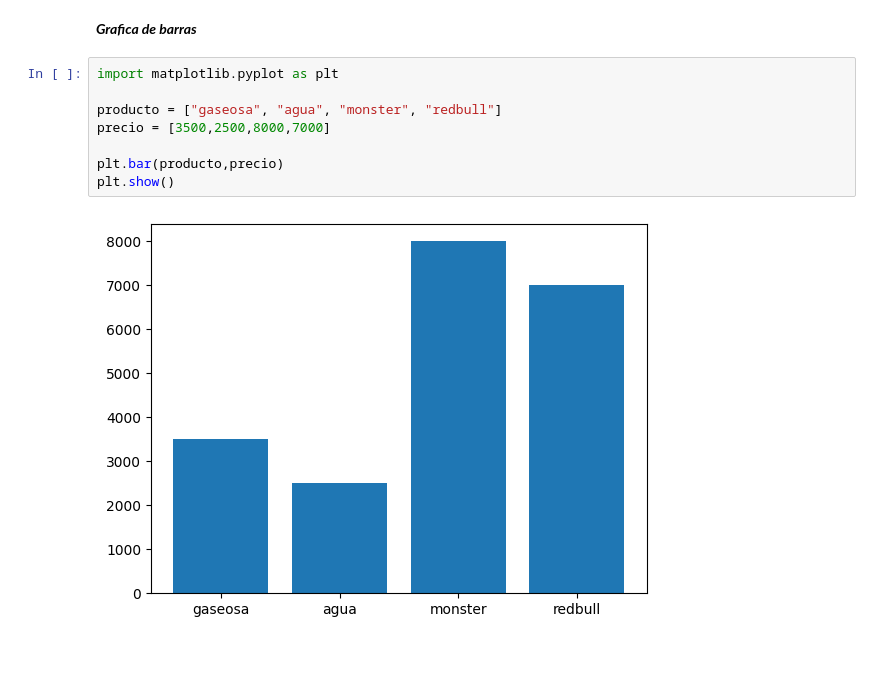
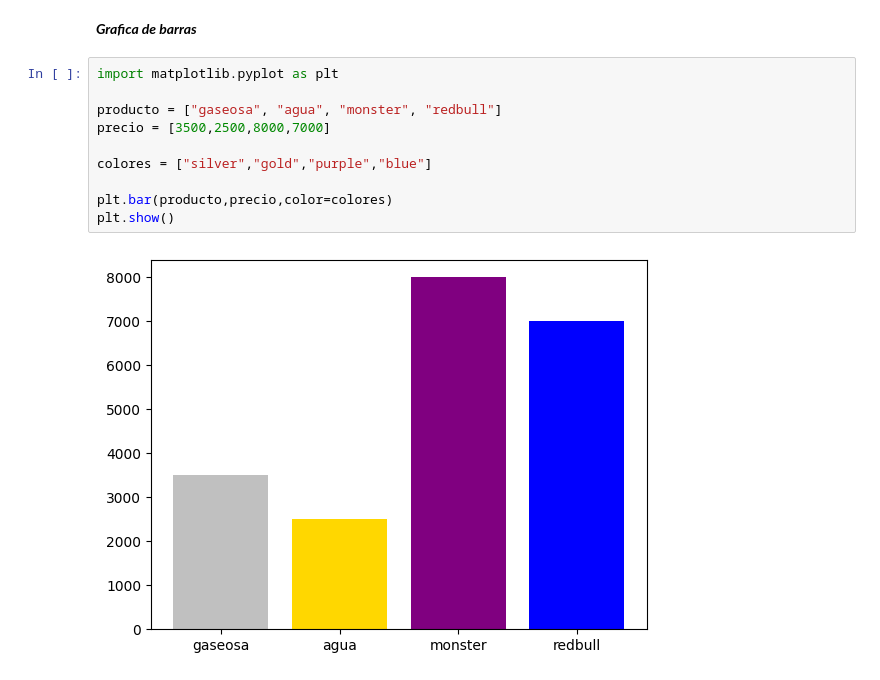
Before and after one commit to EndersonAs/reapaso, a Jupyter notebook: ejercicio_29_matplotlib.ipynb, the cells around one changed output. Saved outputs shown, nothing was run; the diff lists cells and outputs as text.

```diff
--- a/ejercicio_29_matplotlib.ipynb
+++ b/ejercicio_29_matplotlib.ipynb
@@ -70,10 +70,12 @@ plt.show()
 # %%
 import matplotlib.pyplot as plt
 
 producto = ["gaseosa", "agua", "monster", "redbull"]
 precio = [3500,2500,8000,7000]
 
-plt.bar(producto,precio)
+colores = ["silver","gold","purple","blue"]
+
+plt.bar(producto,precio,color=colores)
 plt.show()
 # %% [output]
-[figure, old version]
+[figure, new version]
```
Also changed, not shown: parts of 11 cells of this notebook.
